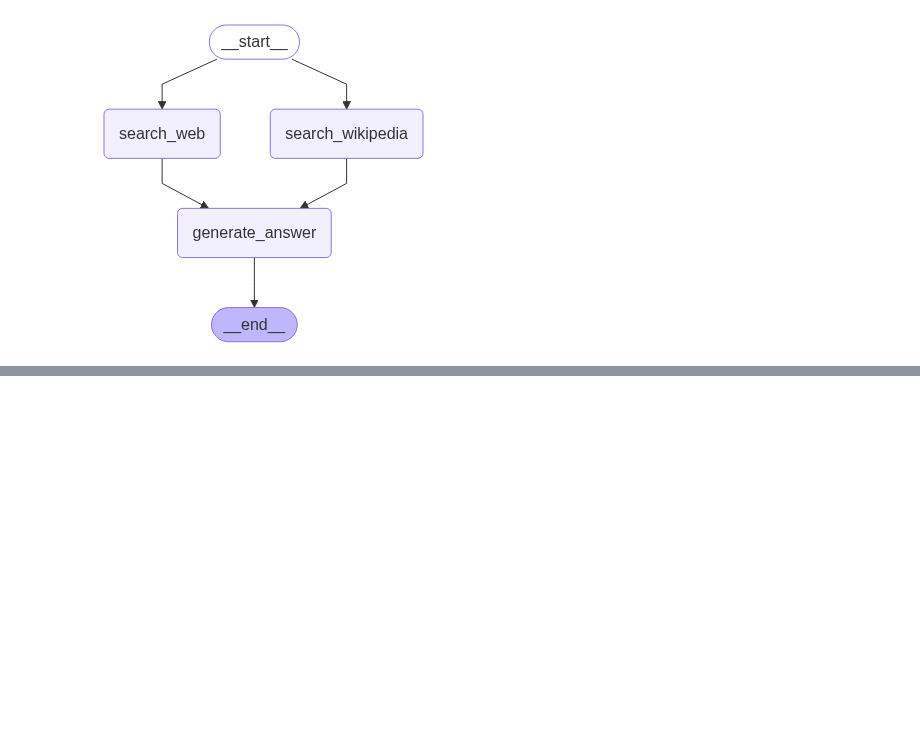
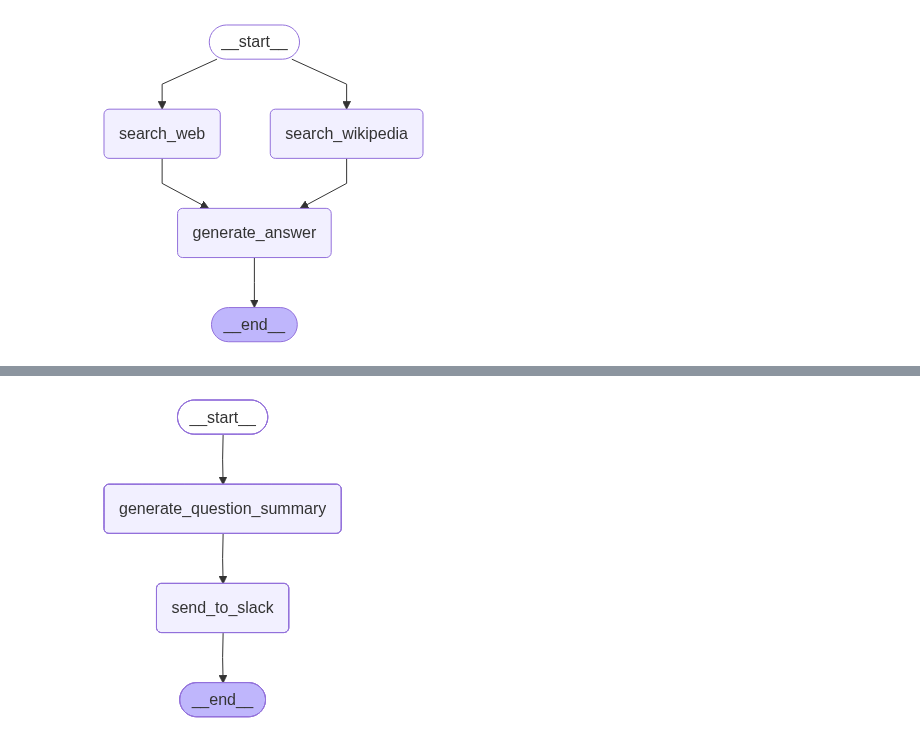
Before and after one commit to DeconvFFT/Langgraph-foundations, a Jupyter notebook: module4/research-agent.ipynb, the cells around one changed output, grey strips where cells are left out. Drawn from its saved outputs; the diff is of its cells as text; code cells hidden in the pictures; blank space fills up the shorter version.

```diff
--- a/module4/building-research-assistant.ipynb
+++ b/module4/research-agent.ipynb
@@ -295,0 +304,14 @@ answer
+# %%
+# log class
+from operator import add
+from typing import Annotated, List, Optional, Dict
+from pydantic import BaseModel, Field
+
+class Log(BaseModel):
+    id: str = Field(description="The id of the log")
+    question: str = Field(description="The question that was asked")
+    docs:Optional[List[str]] = Field(None,description="The docs uploaded by the user")
+    answer: str = Field(description="The answer to the question")
+    grade: Optional[int] = Field(None,description="The grade of the answer")
+    grader: Optional[str] = Field("", description="The grader who graded the answer")
+    feedback: Optional[str] = Field('',description="The feedback on the answer")
@@ -295,0 +365,37 @@ answer
+# %%
+class QuestionSummarisationState(BaseModel):
+    cleaned_logs: List[Log] = Field([],description="List of cleaned logs")
+    qs_summary: str = Field('',description="Summary of the question")
+    report: str = Field('',description="Summary report of the question")
+    processed_logs: List[str] = Field([],description="Processed logs")
+
+
+class QuestionSummarisationOutputState(BaseModel):
+    report: str = Field('',description="Summary report of the question")
+    processed_logs: List[str] = Field([],description="Processed logs")
+
+def generate_question_summary(state):
+    """ Generates a summary of the question"""
+    cleaned_logs = state.model_dump()['cleaned_logs']
+    summary = "Question focused on usage of ChatOllama and Chroma vector store"
+    return {"qs_summary": summary, "processed_logs": [f"question-summary-on-log-{log['id']}" for log in cleaned_logs]}
+
+def send_to_slack(state):
+    qs_summary = state.model_dump()['qs_summary']
+    report = "sample report to slack"
+    return {"report":report}
+
+# build graph
+qs_builder = StateGraph(input_schema=QuestionSummarisationState, output_schema=QuestionSummarisationOutputState, state_schema=QuestionSummarisationState)
+qs_builder.add_node("generate_question_summary", generate_question_summary)
+qs_builder.add_node("send_to_slack", send_to_slack)
+qs_builder.add_edge(START, "generate_question_summary")
+qs_builder.add_edge("generate_question_summary", "send_to_slack")
+qs_builder.add_edge("send_to_slack", END)
+
+# compile graph
+graph = qs_builder.compile()
+
+display(Image(graph.get_graph().draw_mermaid_png()))
+# %% [output]
+[figure, added]
```
Also changed, not shown: parts of 9 cells of this notebook, 1 other file.
